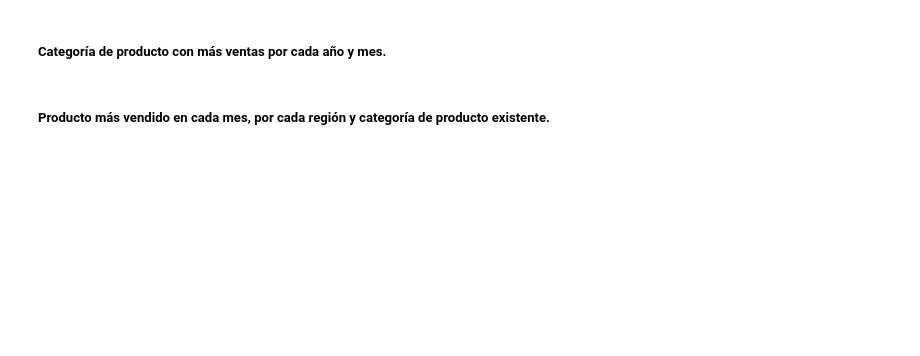
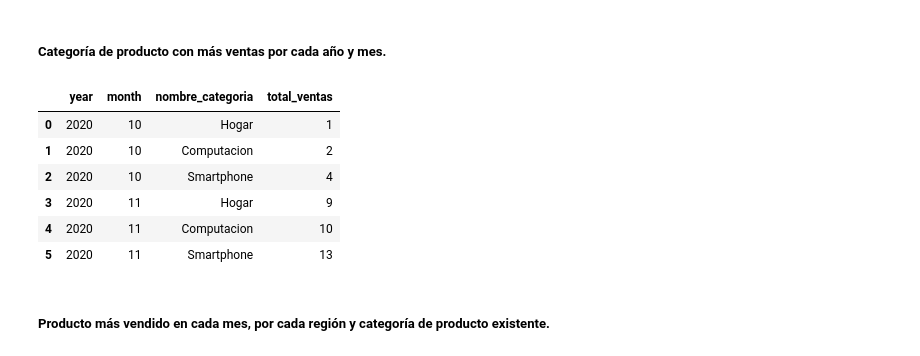
Before and after one commit to edcalderin/BigDataEngineering_ICARO, a Jupyter notebook: TP_Integrador.ipynb, the cells around one changed output. Saved outputs shown, nothing was run; the diff lists cells and outputs as text; code cells hidden in the pictures; blank space fills up the shorter version.

```diff
--- a/TP_Integrador.ipynb
+++ b/TP_Integrador.ipynb
@@ -387,4 +403,20 @@ producto existente.
 # %% [markdown]
 ##### Categoría de producto con más ventas por cada año y mes.
+# %%
+query = '''
+        SELECT year, month, nombre_categoria, MAX(ventas_mes_categoria) AS total_ventas
+        FROM erick_calderin_ventas_acumuladas
+        GROUP BY year, month, nombre_categoria
+        ORDER BY year, month
+        '''
+pd.read_sql(query, connector)
+# %% [output]
+|  | year | month | nombre_categoria | total_ventas |
+| 0 | 2020 | 10 | Hogar | 1 |
+| 1 | 2020 | 10 | Computacion | 2 |
+| 2 | 2020 | 10 | Smartphone | 4 |
+| 3 | 2020 | 11 | Hogar | 9 |
+| 4 | 2020 | 11 | Computacion | 10 |
+| 5 | 2020 | 11 | Smartphone | 13 |
 # %% [markdown]
 ##### Producto más vendido en cada mes, por cada región y categoría de producto existente.
```
Also changed, not shown: parts of 5 cells of this notebook.
